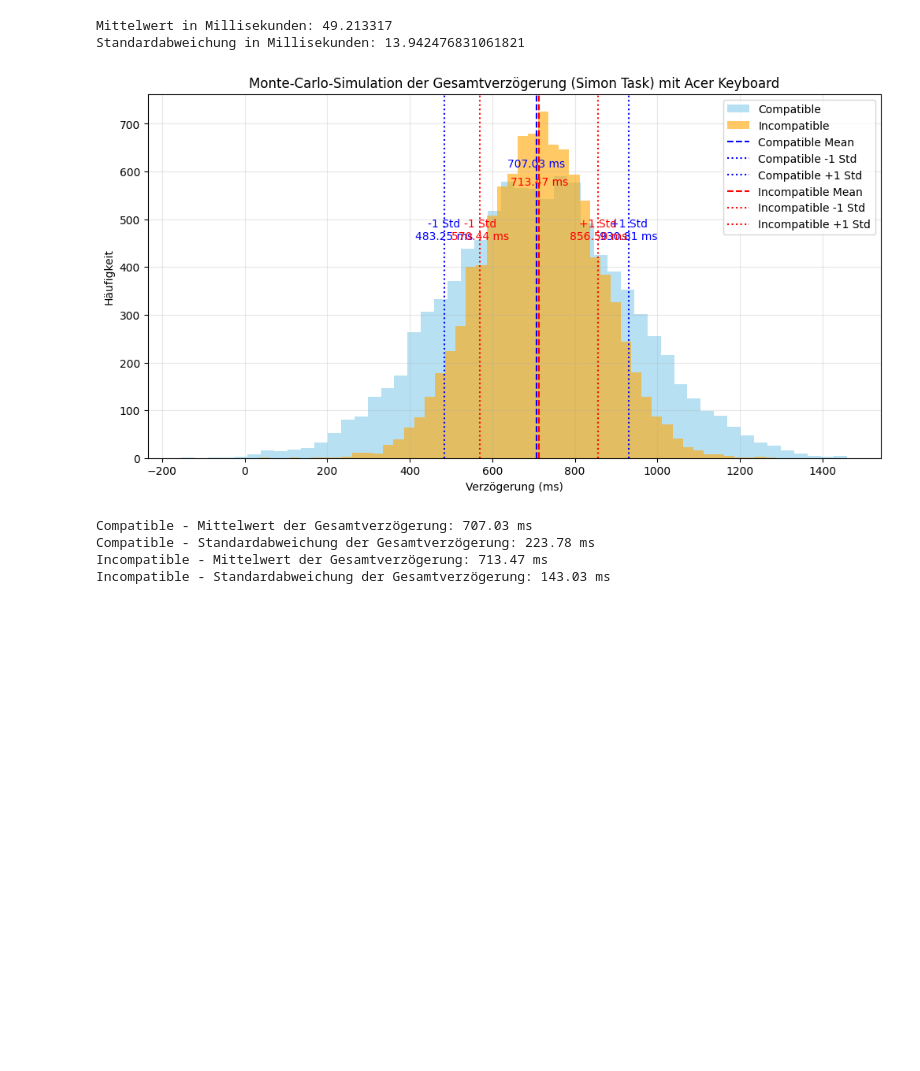
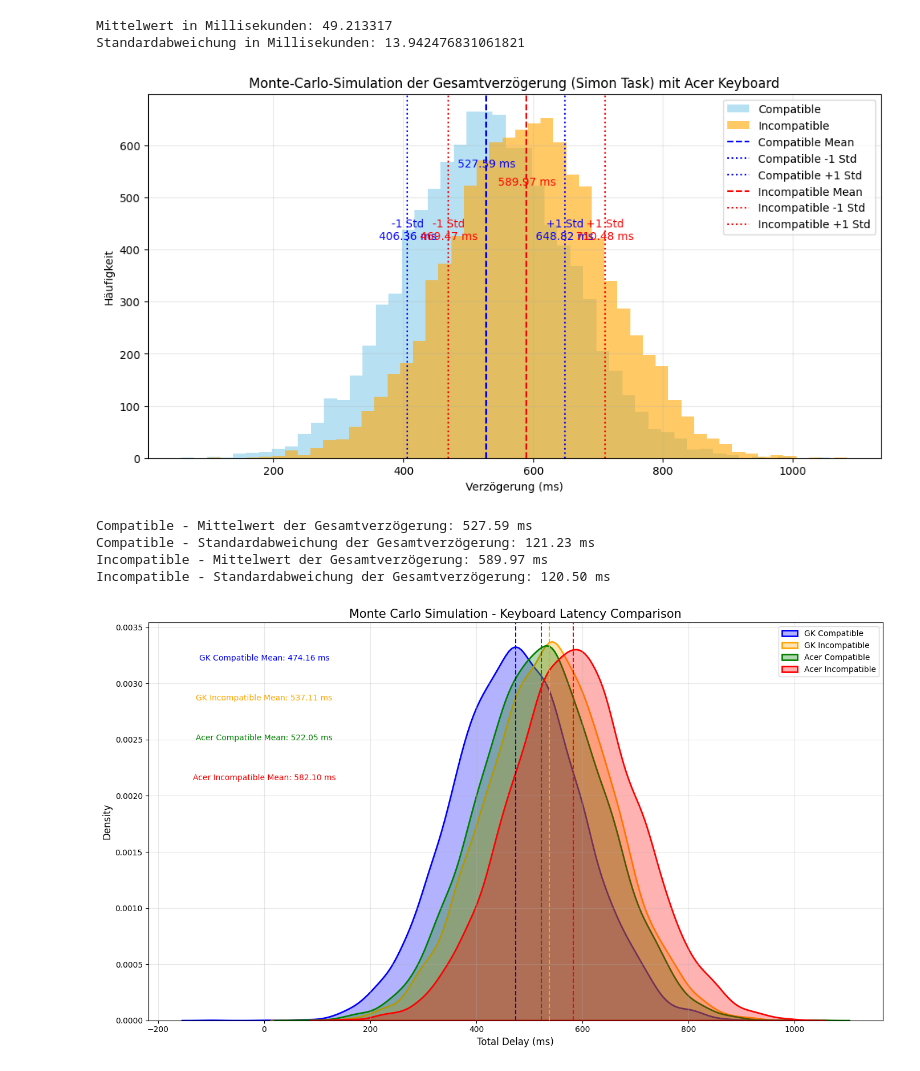
Before and after one commit to Michael1Mueller/monte-carlo, a Jupyter notebook: montecarlo.ipynb, the cells around one changed output. Drawn from its saved outputs; the diff is of its cells as text; code cells hidden in the pictures; blank space fills up the shorter version.

Commit message:
monte carlo kde

```diff
--- a/montecarlo.ipynb
+++ b/montecarlo.ipynb
@@ -43,10 +44,10 @@ refresh_cycle_max = 16.66  # Maximaler Zeitwert innerhalb eines Refresh-Cycles
 constant_delay_min = 5  # Mindestverzögerung in ms
 constant_delay_max = 12
 
-compatible_mean = 640.70
-compatible_std = 225.52
-incompatible_mean = 647.42
-incompatible_std = 141.88
+compatible_mean = 462.11
+compatible_std = 119.2
+incompatible_mean = 524.15
+incompatible_std = 119.94
 # %%
 refresh_cycle_delay = np.random.uniform(refresh_cycle_min, refresh_cycle_max, n_simulationen)
 constant_delay = np.random.uniform(constant_delay_min, constant_delay_max, n_simulationen)
@@ -197,8 +198,8 @@ print(f"Compatible - Standardabweichung der Gesamtverzögerung: {compatible_std_
 print(f"Incompatible - Mittelwert der Gesamtverzögerung: {incompatible_mean_final:.2f} ms")
 print(f"Incompatible - Standardabweichung der Gesamtverzögerung: {incompatible_std_final:.2f} ms")
 # %% [output]
-[figure, old version]
+[figure, new version]
-Compatible - Mittelwert der Gesamtverzögerung: 707.03 ms
-Compatible - Standardabweichung der Gesamtverzögerung: 223.78 ms
-Incompatible - Mittelwert der Gesamtverzögerung: 713.47 ms
-Incompatible - Standardabweichung der Gesamtverzögerung: 143.03 ms
+Compatible - Mittelwert der Gesamtverzögerung: 527.59 ms
+Compatible - Standardabweichung der Gesamtverzögerung: 121.23 ms
+Incompatible - Mittelwert der Gesamtverzögerung: 589.97 ms
+Incompatible - Standardabweichung der Gesamtverzögerung: 120.50 ms
@@ -204,0 +296,32 @@ Incompatible - Standardabweichung der Gesamtverzögerung: 143.03 ms
+# %%
+# Example configuration (replace with your actual parameters)
+gk_keyboard = {
+    'gk_latency_mean_ms': gk_latency_mean_ms,
+    'gk_latency_std_ms': gk_latency_std_ms,
+    'compatible_mean': compatible_mean,
+    'compatible_std': compatible_std,
+    'incompatible_mean': incompatible_mean,
+    'incompatible_std': incompatible_std,
+    'label': 'GK',
+    'compatible_color': 'blue',
+    'incompatible_color': 'orange',
+    'n_simulationen': n_simulationen
+}
+
+acer_keyboard = {
+    'gk_latency_mean_ms': acer_latency_mean_ms,
+    'gk_latency_std_ms': acer_latency_std_ms,
+    'compatible_mean': compatible_mean,
+    'compatible_std': compatible_std,
+    'incompatible_mean': incompatible_mean,
+    'incompatible_std': incompatible_std,
+    'label': 'Acer',
+    'compatible_color': 'green',
+    'incompatible_color': 'red',
+    'n_simulationen': n_simulationen
+}
+
+# Create the plot
+monte_carlo_kde_plot(gk_keyboard, acer_keyboard)
+# %% [output]
+[figure, added]
```
Also changed, not shown: parts of 3 cells of this notebook.
